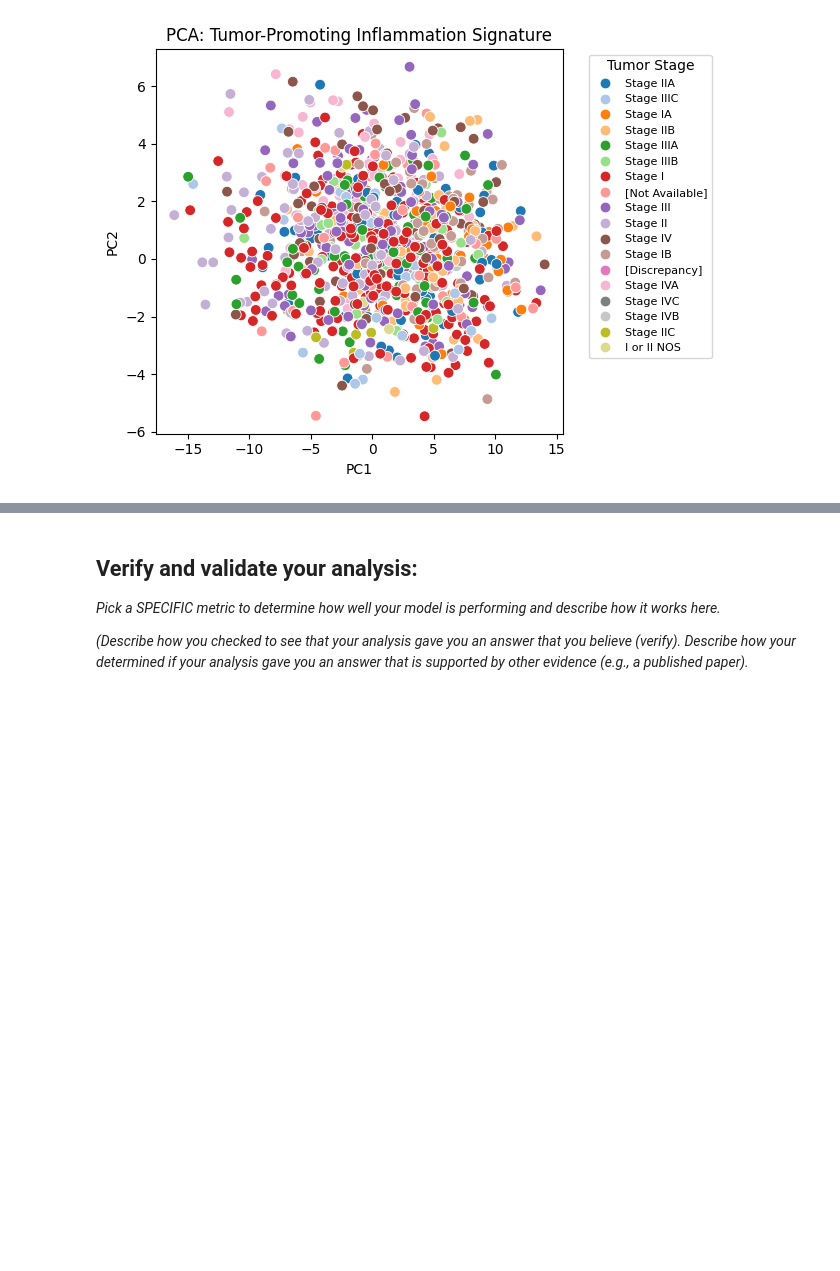
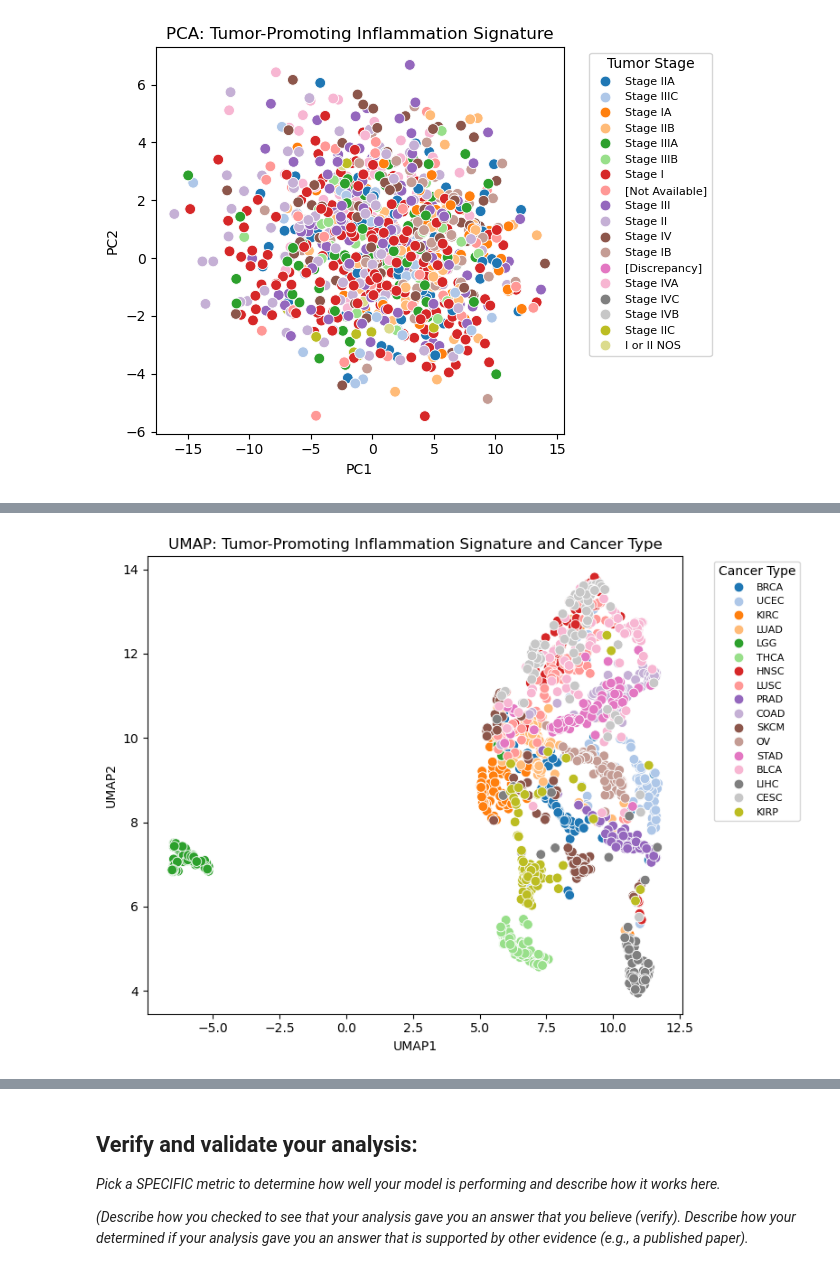
Before and after one commit to ogeikem/Module-4-Cancer, a Jupyter notebook: code/Module 4 Template.ipynb, the cells around one changed output, grey strips where cells are left out. Cells and saved outputs as stored; diff of their text form; code cells hidden in the pictures; blank space fills up the shorter version.

Commit message:
Update Module 4 Template.ipynb
modified the questions slightly, did the UMAP analysis, and concluded the methods section.

```diff
--- a/code/Module 4 Template.ipynb
+++ b/code/Module 4 Template.ipynb
@@ -85,24 +89,29 @@ Requirement already satisfied: six>=1.5 in c:\users\ogeik\appdata\local\schrodin
 # %%
 # reading in the hallmarks data s
 hallmarks_data = pd.read_table(
-    r"C:\Users\ogeik\OneDrive\Desktop\BME 2315\Module-4-Cancer\data\Menyhart_JPA_CancerHallmarks_core.txt",
+    #r"C:\Users\ogeik\OneDrive\Desktop\BME 2315\Module-4-Cancer\data\Menyhart_JPA_CancerHallmarks_core.txt" -- This is my partner's respective path for reading the cancer hallmarks data
+    r"C:\Users\kidus\OneDrive\Desktop\Computational BME\Module 04\Module-4-Cancer\data\Menyhart_JPA_CancerHallmarks_core.txt",
     header=None,
     index_col=0
 )
+
 # creating a list of genes associated with the "TUMOR-PROMOTING INFLAMMATION" hallmark
 desired_gene_list = list(
     hallmarks_data.loc["TUMOR-PROMOTING INFLAMMATION"].dropna()
 )
 # reading in the gene expression data and metadata for the validation set
 data = pd.read_csv(
-    r"C:\Users\ogeik\OneDrive\Desktop\BME 2315\Module-4-Cancer\data\VALIDATION_SET_GSE62944_subsample_log2TPM.csv",
+    #r"C:\Users\ogeik\OneDrive\Desktop\BME 2315\Module-4-Cancer\data\VALIDATION_SET_GSE62944_subsample_log2TPM.csv" -- partner's path
+    r"C:\Users\kidus\OneDrive\Desktop\Computational BME\Module 04\Module-4-Cancer\data\VALIDATION_SET_GSE62944_subsample_log2TPM.csv",
     index_col=0
 )
 # reading in the metadata for the validation set
 metadata = pd.read_csv(
-    r"C:\Users\ogeik\OneDrive\Desktop\BME 2315\Module-4-Cancer\data\VALIDATION_SET_GSE62944_metadata.csv",
+    #r"C:\Users\ogeik\OneDrive\Desktop\BME 2315\Module-4-Cancer\data\VALIDATION_SET_GSE62944_metadata.csv" -- Partner's path
+    r"C:\Users\kidus\OneDrive\Desktop\Computational BME\Module 04\Module-4-Cancer\data\VALIDATION_SET_GSE62944_metadata.csv",
     index_col=0
 )
+
 # filtering the gene expression data to include only the genes in the desired gene list
 filtered_genes = [g for g in desired_gene_list if g in data.index]
 
@@ -175,0 +206,75 @@ plt.show()
+# %%
+# UMAP analysis code (based on the fitration already done by intial subsetted data and PCA analysis: -- Analysis on cancer type and tumor stage
+import umap # Make sure to run 'pip install umap-learn' in your terminal first!
+
+# Note:
+# Author: Gemini  (04/19/2026)
+    # I have used generative AI to try and understand the concepts behind umap analysis method, and how it corresponds with and builds ontop of PCA analysis.
+    # Furthermore, some code block segments and their implemetnation was guided by AI, however, all final interpretation and code finalized was done by the team.
+
+# 1. Instantiate the UMAP model
+# n_neighbors: balances local vs global structure (15 is a standard start)
+# min_dist: controls how tightly points are packed together (0.1 is standard)
+reducer = umap.UMAP(n_neighbors=15, min_dist=0.1, random_state=42)
+
+# 2. Fit and transform the SAME data X that you used for PCA
+X_umap = reducer.fit_transform(X)
+
+# 3. Create a DataFrame for UMAP results
+umap_df = pd.DataFrame(
+    X_umap,
+    index=X.index,
+    columns=["UMAP1", "UMAP2"]
+)
+
+# 4. Join both cancer type and tumor stage metadata columns
+umap_df = umap_df.join(metadata["cancer_type"], how="left")
+umap_df = umap_df.join(metadata["ajcc_pathologic_tumor_stage"], how="left")
+
+# 5. Visualize UMAP colored by cancer type
+# Coloring by cancer type allows us to see if the UMAP clusters
+# correspond to biologically distinct tumor origins
+plt.figure(figsize=(8,6))
+sns.scatterplot(
+    x=umap_df["UMAP1"],
+    y=umap_df["UMAP2"],
+    hue=umap_df["cancer_type"],
+    palette="tab20",
+    s=60
+)
+plt.title("UMAP: Tumor-Promoting Inflammation Signature and Cancer Type")
+plt.xlabel("UMAP1")
+plt.ylabel("UMAP2")
+plt.legend(
+    title="Cancer Type",
+    bbox_to_anchor=(1.05, 1),
+    loc="upper left",
+    fontsize=8
+)
+plt.tight_layout()
+plt.show()
+
+# 6. Visualize UMAP colored by tumor stage
+# Coloring by tumor stage on the same UMAP embedding allows us to check
+# whether the clusters identified above also align with disease progression
+plt.figure(figsize=(8,6))
+sns.scatterplot(
+    x=umap_df["UMAP1"],
+    y=umap_df["UMAP2"],
+    hue=umap_df["ajcc_pathologic_tumor_stage"],
+    palette="tab20",
+    s=60
+)
+plt.title("UMAP: Tumor-Promoting Inflammation Signature and Tumor Stage")
+plt.xlabel("UMAP1")
+plt.ylabel("UMAP2")
+plt.legend(
+    title="Tumor Stage",
+    bbox_to_anchor=(1.05, 1),
+    loc="upper left",
+    fontsize=8
+)
+plt.tight_layout()
+plt.show()
+# %% [output]
+[figure, added]
```
Also changed, not shown: parts of 8 cells of this notebook.
